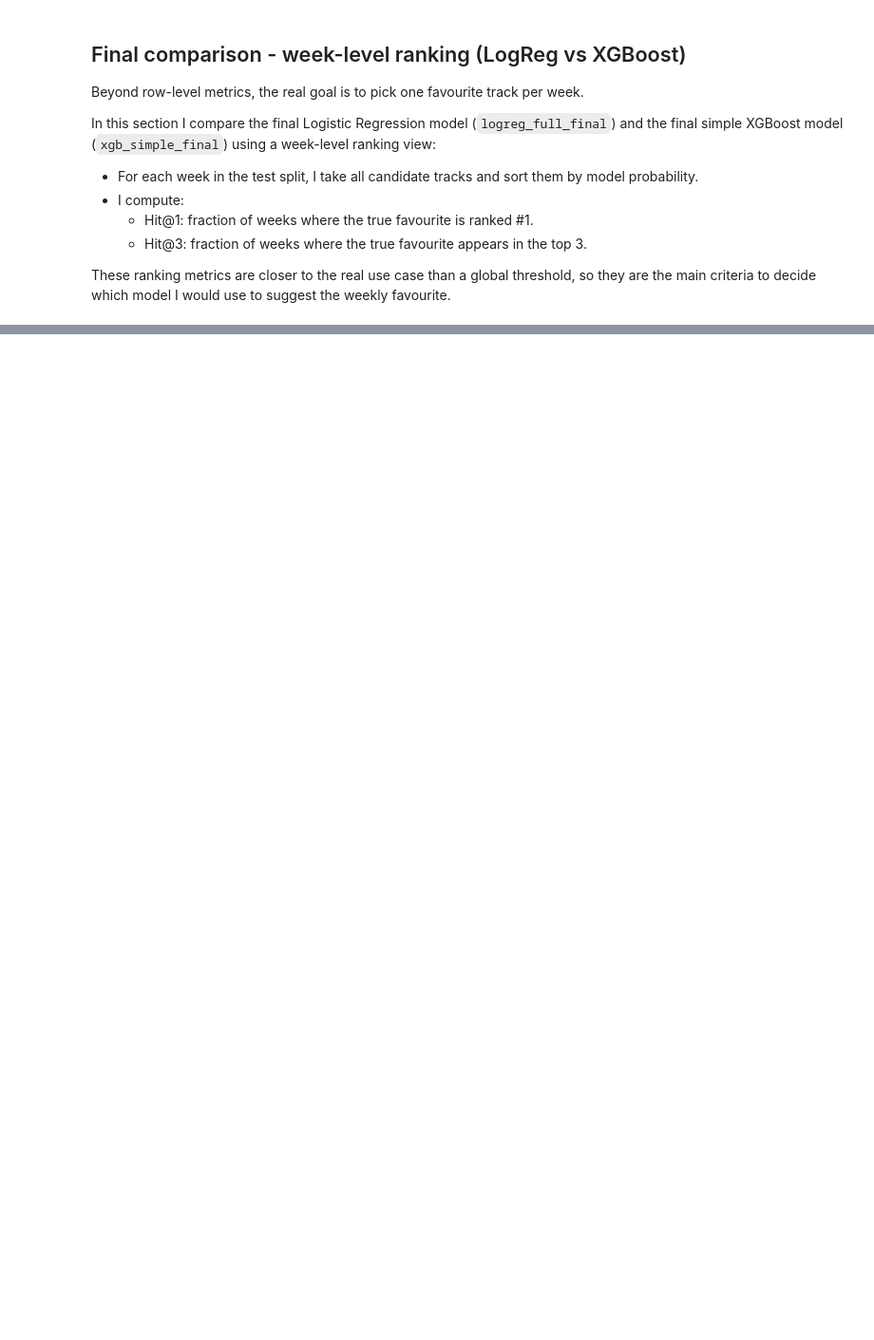
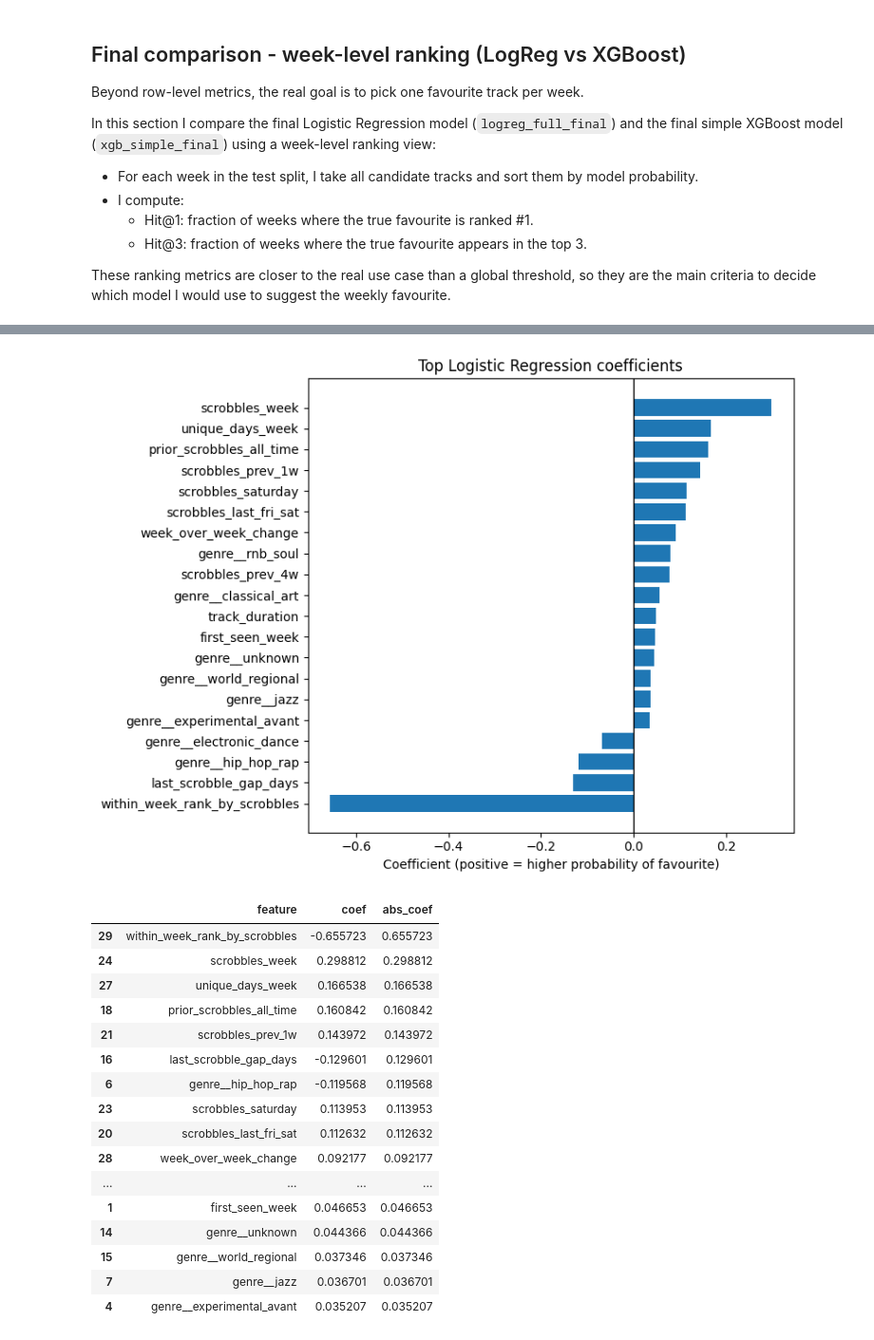
Before and after one commit to Tyainss/song-of-the-week, a Jupyter notebook: notebooks/01_model_training.ipynb, the cells around one changed output, grey strips where cells are left out. Shown: that part at 95% size. Drawn from its saved outputs; the diff is of its cells as text; code cells hidden in the pictures; blank space fills up the shorter version.

Commit message:
:chart_with_upwards_trend: Finish final touches on Model Training notebook

```diff
--- a/notebooks/01_model_training.ipynb
+++ b/notebooks/01_model_training.ipynb
@@ -1286,3 +1298,60 @@ Because of that, I prioritise Hit@1 and choose **Logistic Regression** as the fi
 - It correctly ranks the true favourite at the top more often than the XGBoost model.
 
 The tuned XGBoost model could instead be used more like a recommender (e.g. suggest a top-3 shortlist for each week)
+# %%
+# Feature impact for Logistic Regression (top coefficients on standardized features)
+
+from sklearn.preprocessing import StandardScaler
+
+scaler = StandardScaler()
+X_train_scaled = scaler.fit_transform(X_train_full)
+
+logreg_for_importance = LogisticRegression(
+    solver="lbfgs",
+    max_iter=1000,
+    n_jobs=-1,
+    random_state=42,
+    C=best_C,
+)
+
+logreg_for_importance.fit(X_train_scaled, y_train)
+
+coef = logreg_for_importance.coef_[0]
+
+coef_df = (
+    pd.DataFrame({"feature": common_feats, "coef": coef})
+    .assign(abs_coef=lambda d: d["coef"].abs())
+    .sort_values("abs_coef", ascending=False)
+)
+
+top_k = 20
+top = coef_df.head(top_k).sort_values("coef")
+
+plt.figure(figsize=(8, 6))
+plt.barh(top["feature"], top["coef"])
+plt.axvline(0, color="black", linewidth=1)
+plt.title("Top Logistic Regression coefficients")
+plt.xlabel("Coefficient (positive = higher probability of favourite)")
+plt.tight_layout()
+plt.show()
+
+coef_df.head(top_k)
+# %% [output]
+[figure, added]
+|  | feature | coef | abs_coef |
+| 29 | within_week_rank_by_scrobbles | -0.655723 | 0.655723 |
+| 24 | scrobbles_week | 0.298812 | 0.298812 |
+| 27 | unique_days_week | 0.166538 | 0.166538 |
+| 18 | prior_scrobbles_all_time | 0.160842 | 0.160842 |
+| 21 | scrobbles_prev_1w | 0.143972 | 0.143972 |
+| 16 | last_scrobble_gap_days | -0.129601 | 0.129601 |
+| 6 | genre__hip_hop_rap | -0.119568 | 0.119568 |
+| 23 | scrobbles_saturday | 0.113953 | 0.113953 |
+| 20 | scrobbles_last_fri_sat | 0.112632 | 0.112632 |
+| 28 | week_over_week_change | 0.092177 | 0.092177 |
+| ... | ... | ... | ... |
+| 1 | first_seen_week | 0.046653 | 0.046653 |
+| 14 | genre__unknown | 0.044366 | 0.044366 |
+| 15 | genre__world_regional | 0.037346 | 0.037346 |
+| 7 | genre__jazz | 0.036701 | 0.036701 |
+| 4 | genre__experimental_avant | 0.035207 | 0.035207 |
```
Also changed, not shown: parts of 17 cells of this notebook.
